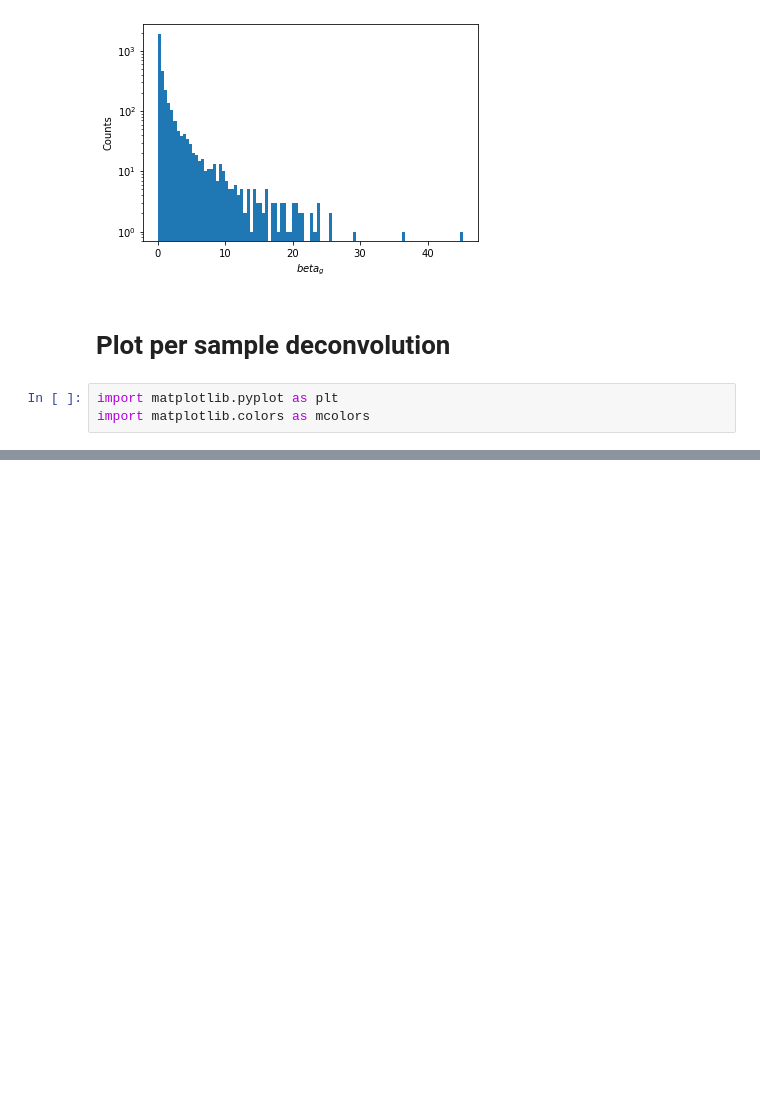
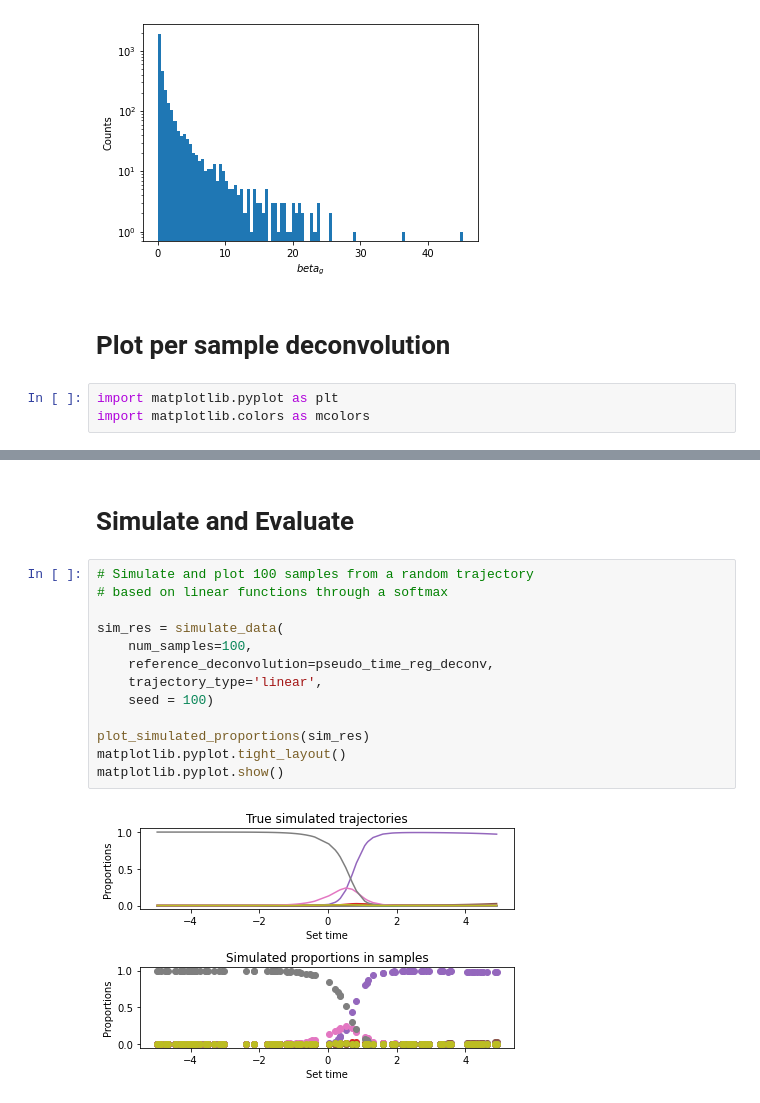
Before and after one commit to broadinstitute/temporal-rna-seq-deconvolution, a Jupyter notebook: working.ipynb, the cells around one changed output, grey strips where cells are left out. Saved outputs shown, nothing was run; the diff lists cells and outputs as text; blank space fills up the shorter version.

```diff
--- a/working.ipynb
+++ b/working.ipynb
@@ -105,0 +101,17 @@ matplotlib.pyplot.tight_layout()
+# %% [markdown]
+# Simulate and Evaluate
+# %%
+# Simulate and plot 100 samples from a random trajectory
+# based on linear functions through a softmax
+
+sim_res = simulate_data(
+    num_samples=100,
+    reference_deconvolution=pseudo_time_reg_deconv,
+    trajectory_type='linear',
+    seed = 100)
+
+plot_simulated_proportions(sim_res)
+matplotlib.pyplot.tight_layout()
+matplotlib.pyplot.show()
+# %% [output]
+[figure, added]
```
Also changed, not shown: parts of 22 cells of this notebook, 1 other file.
